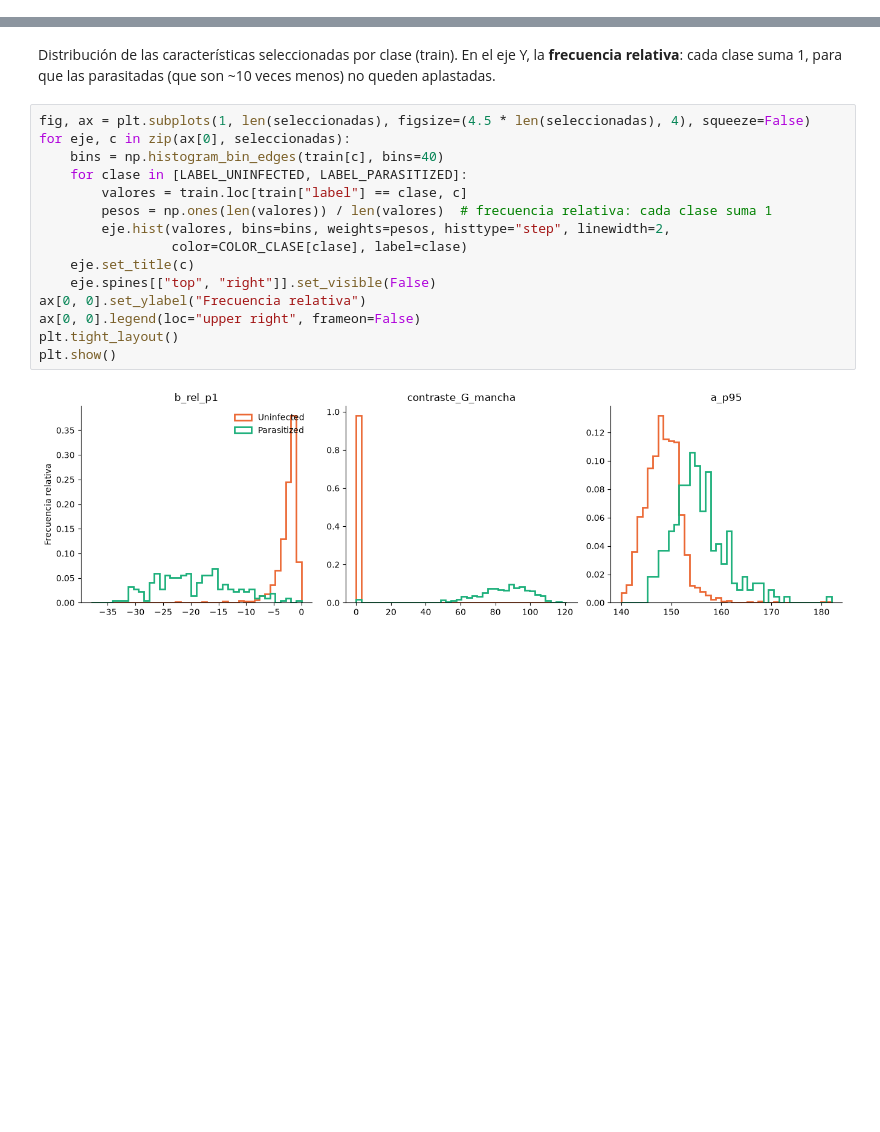
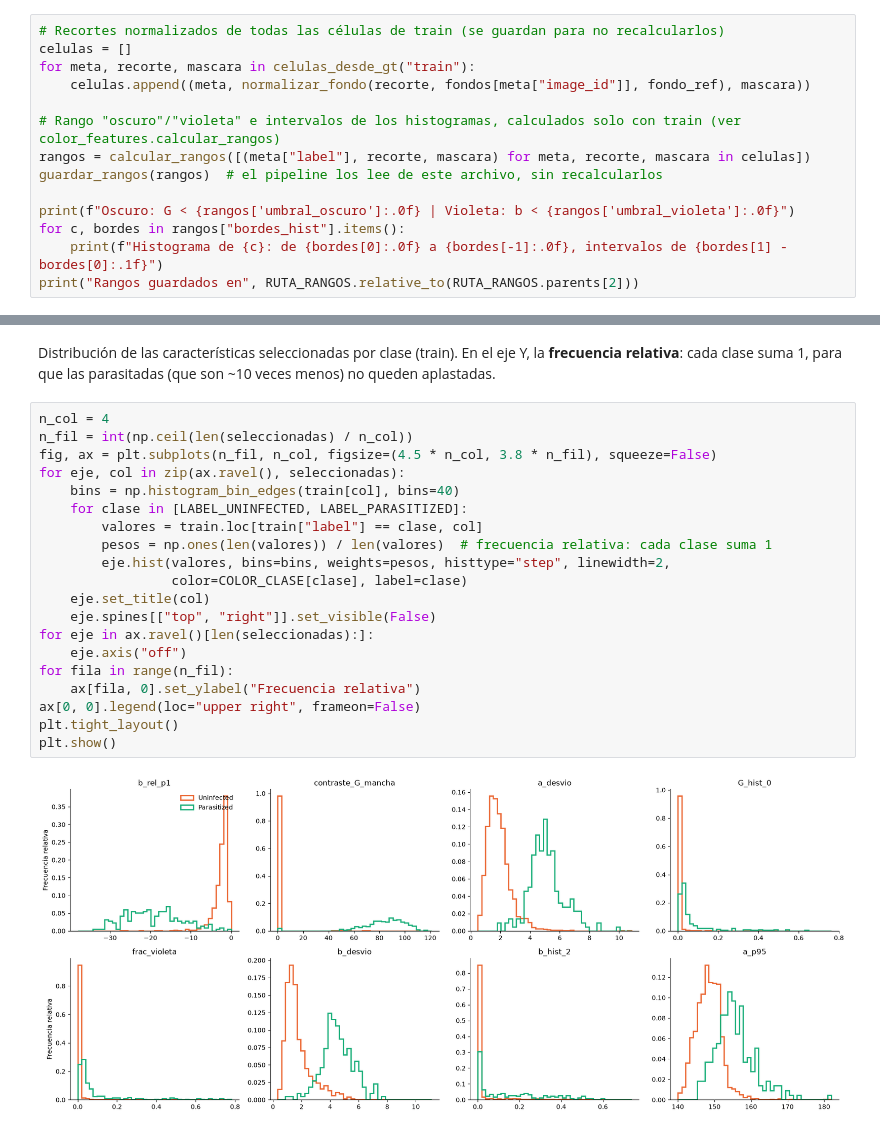
Before and after one commit to mszwarcberg-2004/PSIB-TPI-Grupo1, a Jupyter notebook: color_stain/c4_caracteristicas_color.ipynb, the cells around one changed output, grey strips where cells are left out. Cells and saved outputs as stored; diff of their text form; blank space fills up the shorter version.

```diff
--- a/color_stain/c4_caracteristicas_color.ipynb
+++ b/color_stain/c4_caracteristicas_color.ipynb
@@ -93,0 +87,14 @@ Fondo de referencia (R, G, B): [220.3 181.1 166.4]
+# %%
+# Recortes normalizados de todas las células de train (se guardan para no recalcularlos)
+celulas = []
+for meta, recorte, mascara in celulas_desde_gt("train"):
+    celulas.append((meta, normalizar_fondo(recorte, fondos[meta["image_id"]], fondo_ref), mascara))
+
+# Rango "oscuro"/"violeta" e intervalos de los histogramas, calculados solo con train (ver color_features.calcular_rangos)
+rangos = calcular_rangos([(meta["label"], recorte, mascara) for meta, recorte, mascara in celulas])
+guardar_rangos(rangos)  # el pipeline los lee de este archivo, sin recalcularlos
+
+print(f"Oscuro: G < {rangos['umbral_oscuro']:.0f} | Violeta: b < {rangos['umbral_violeta']:.0f}")
+for c, bordes in rangos["bordes_hist"].items():
+    print(f"Histograma de {c}: de {bordes[0]:.0f} a {bordes[-1]:.0f}, intervalos de {bordes[1] - bordes[0]:.1f}")
+print("Rangos guardados en", RUTA_RANGOS.relative_to(RUTA_RANGOS.parents[2]))
@@ -293,20 +284,25 @@ Seleccionadas: ['b_rel_p1', 'contraste_G_mancha', 'a_p95']
 # %% [markdown]
 Distribución de las características seleccionadas por clase (train). En el eje Y, la **frecuencia relativa**: cada clase suma 1, para que las parasitadas (que son ~10 veces menos) no queden aplastadas.
 # %%
-fig, ax = plt.subplots(1, len(seleccionadas), figsize=(4.5 * len(seleccionadas), 4), squeeze=False)
-for eje, c in zip(ax[0], seleccionadas):
-    bins = np.histogram_bin_edges(train[c], bins=40)
+n_col = 4
+n_fil = int(np.ceil(len(seleccionadas) / n_col))
+fig, ax = plt.subplots(n_fil, n_col, figsize=(4.5 * n_col, 3.8 * n_fil), squeeze=False)
+for eje, col in zip(ax.ravel(), seleccionadas):
+    bins = np.histogram_bin_edges(train[col], bins=40)
     for clase in [LABEL_UNINFECTED, LABEL_PARASITIZED]:
-        valores = train.loc[train["label"] == clase, c]
+        valores = train.loc[train["label"] == clase, col]
         pesos = np.ones(len(valores)) / len(valores)  # frecuencia relativa: cada clase suma 1
         eje.hist(valores, bins=bins, weights=pesos, histtype="step", linewidth=2,
                  color=COLOR_CLASE[clase], label=clase)
-    eje.set_title(c)
+    eje.set_title(col)
     eje.spines[["top", "right"]].set_visible(False)
-ax[0, 0].set_ylabel("Frecuencia relativa")
+for eje in ax.ravel()[len(seleccionadas):]:
+    eje.axis("off")
+for fila in range(n_fil):
+    ax[fila, 0].set_ylabel("Frecuencia relativa")
 ax[0, 0].legend(loc="upper right", frameon=False)
 plt.tight_layout()
 plt.show()
 # %% [output]
-[figure, old version]
+[figure, new version]
 # %% [markdown]
```
Also changed, not shown: parts of 15 cells of this notebook, 26 other files.
